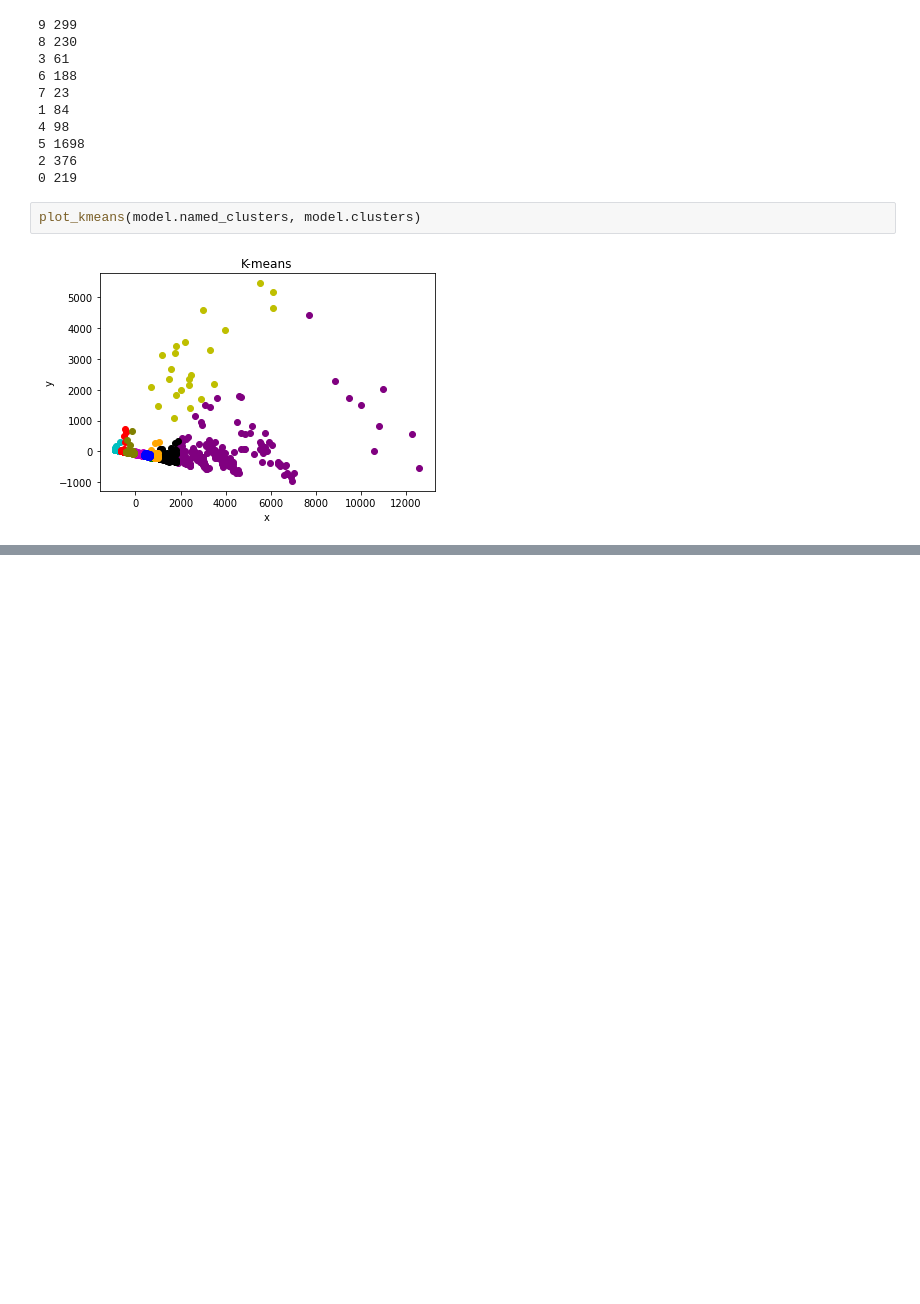
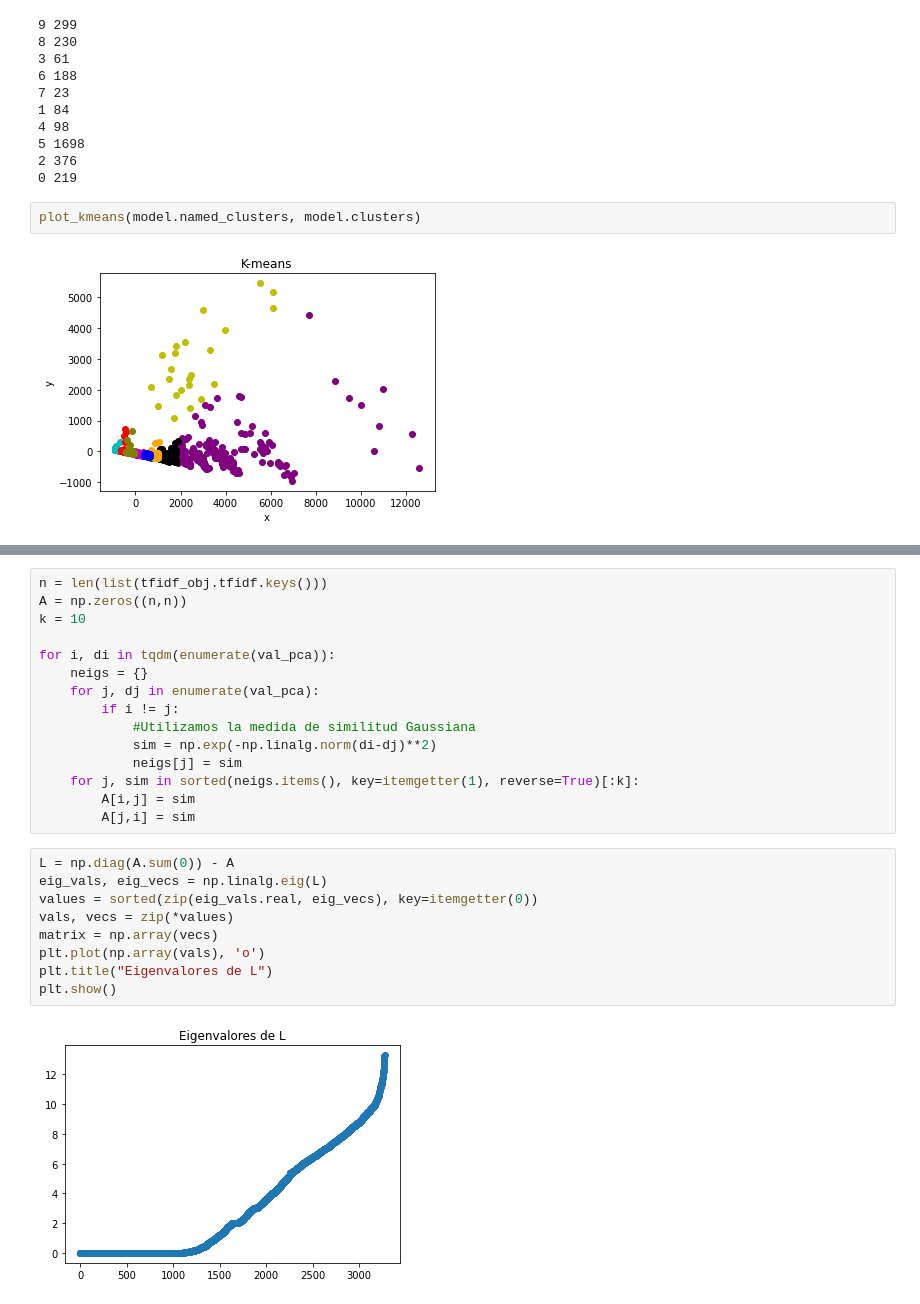
Before and after one commit to KarlaDSJ/PlayPhrase2.0, a Jupyter notebook: notebooks/Agrupar.ipynb, the cells around one changed output, grey strips where cells are left out. Saved outputs shown, nothing was run; the diff lists cells and outputs as text; blank space fills up the shorter version.

```diff
--- a/notebooks/Agrupar.ipynb
+++ b/notebooks/Agrupar.ipynb
@@ -328,0 +352,26 @@ pickle.dump([model.named_clusters, model.clusters], open("../pkl/video_class.pkl
+# %%
+n = len(list(tfidf_obj.tfidf.keys()))
+A = np.zeros((n,n))
+k = 10
+
+for i, di in tqdm(enumerate(val_pca)):
+    neigs = {}
+    for j, dj in enumerate(val_pca):
+        if i != j:
+            #Utilizamos la medida de similitud Gaussiana
+            sim = np.exp(-np.linalg.norm(di-dj)**2)
+            neigs[j] = sim
+    for j, sim in sorted(neigs.items(), key=itemgetter(1), reverse=True)[:k]:
+        A[i,j] = sim
+        A[j,i] = sim
+# %%
+L = np.diag(A.sum(0)) - A
+eig_vals, eig_vecs = np.linalg.eig(L)
+values = sorted(zip(eig_vals.real, eig_vecs), key=itemgetter(0))
+vals, vecs = zip(*values)
+matrix = np.array(vecs)
+plt.plot(np.array(vals), 'o')
+plt.title("Eigenvalores de L")
+plt.show()
+# %% [output]
+[figure, added]
```
Also changed, not shown: parts of 12 cells of this notebook, 1 other file.
